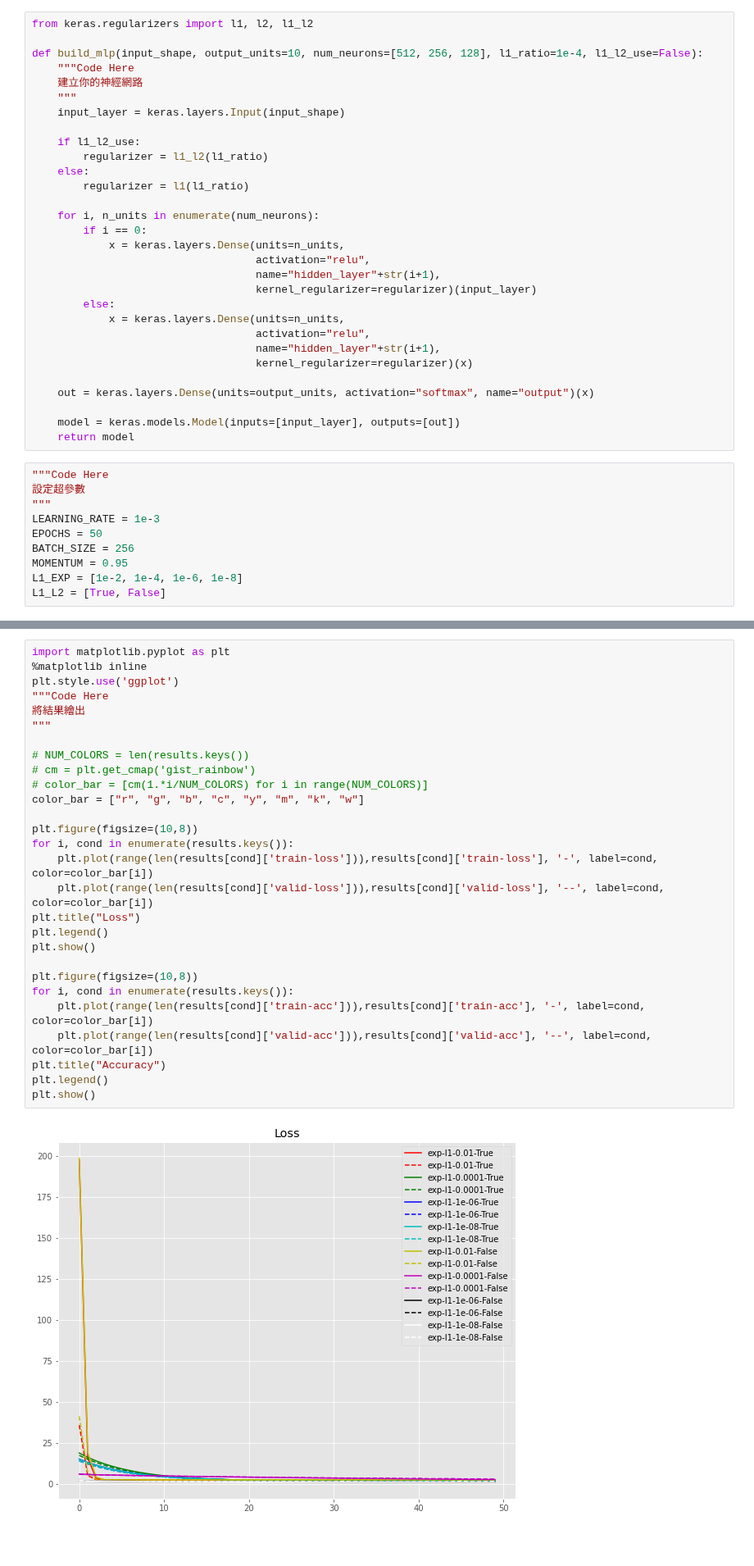
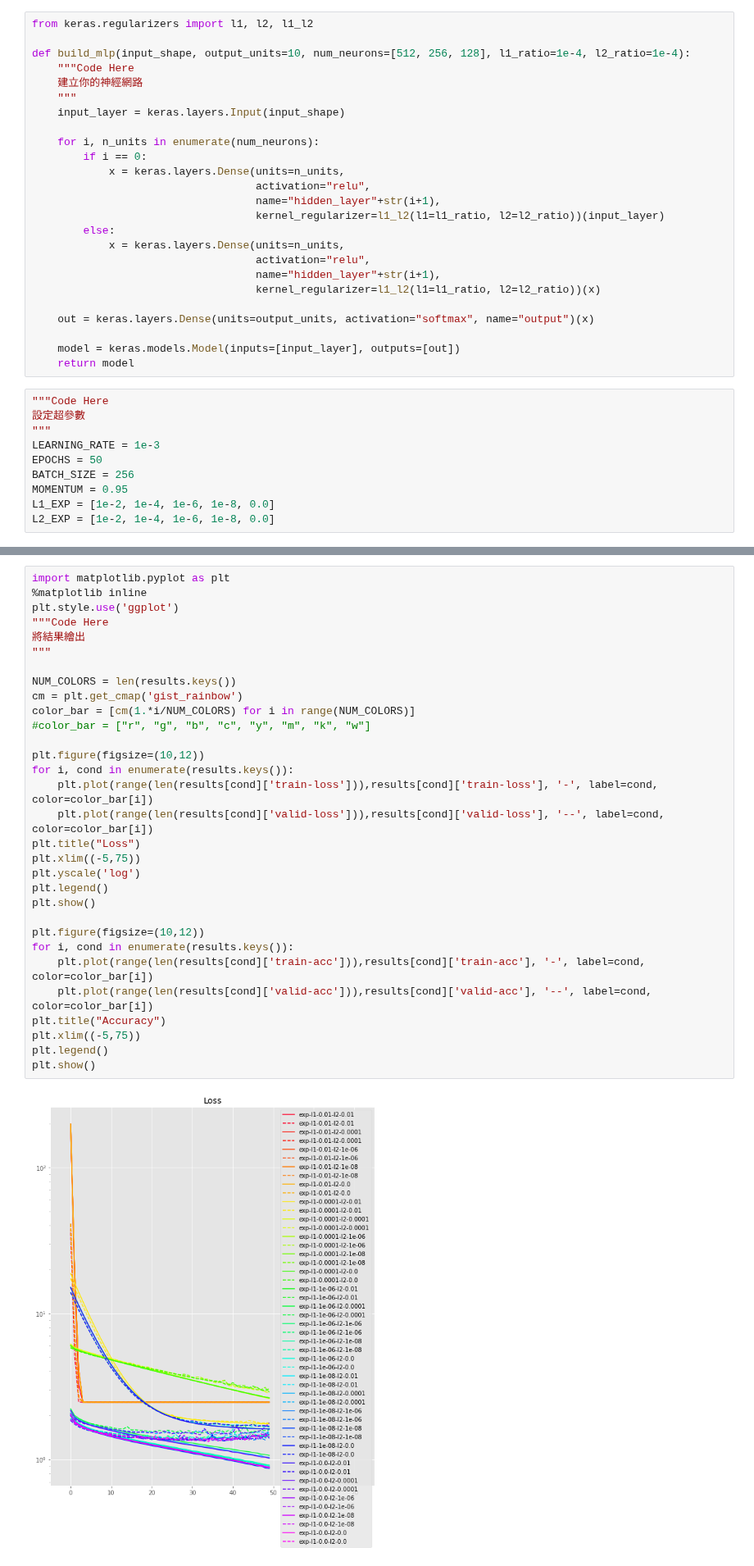
Before and after one commit to Halesu/4th-ML100Days, a Jupyter notebook: homework/Day_081_HW.ipynb, the cells around one changed output, grey strips where cells are left out. Shown at 82% size. Saved outputs shown, nothing was run; the diff lists cells and outputs as text; blank space fills up the shorter version.

```diff
--- a/homework/Day_081_HW.ipynb
+++ b/homework/Day_081_HW.ipynb
@@ -39,28 +40,23 @@ y_test = preproc_y(y_test)
 # %%
 from keras.regularizers import l1, l2, l1_l2
 
-def build_mlp(input_shape, output_units=10, num_neurons=[512, 256, 128], l1_ratio=1e-4, l1_l2_use=False):
+def build_mlp(input_shape, output_units=10, num_neurons=[512, 256, 128], l1_ratio=1e-4, l2_ratio=1e-4):
     """Code Here
     建立你的神經網路
     """
     input_layer = keras.layers.Input(input_shape)
-
-    if l1_l2_use:
-        regularizer = l1_l2(l1_ratio)
-    else:
-        regularizer = l1(l1_ratio)
 
     for i, n_units in enumerate(num_neurons):
         if i == 0:
             x = keras.layers.Dense(units=n_units,
                                    activation="relu",
                                    name="hidden_layer"+str(i+1),
-                                   kernel_regularizer=regularizer)(input_layer)
+                                   kernel_regularizer=l1_l2(l1=l1_ratio, l2=l2_ratio))(input_layer)
         else:
             x = keras.layers.Dense(units=n_units,
                                    activation="relu",
                                    name="hidden_layer"+str(i+1),
-                                   kernel_regularizer=regularizer)(x)
+                                   kernel_regularizer=l1_l2(l1=l1_ratio, l2=l2_ratio))(x)
 
     out = keras.layers.Dense(units=output_units, activation="softmax", name="output")(x)
 
@@ -74,8 +70,8 @@ LEARNING_RATE = 1e-3
 EPOCHS = 50
 BATCH_SIZE = 256
 MOMENTUM = 0.95
-L1_EXP = [1e-2, 1e-4, 1e-6, 1e-8]
-L1_L2 = [True, False]
+L1_EXP = [1e-2, 1e-4, 1e-6, 1e-8, 0.0]
+L2_EXP = [1e-2, 1e-4, 1e-6, 1e-8, 0.0]
 # %%
 results = {}
 """Code Here
@@ -128,30 +123,33 @@ Epoch 50/50
 # %%
 import matplotlib.pyplot as plt
 %matplotlib inline
 plt.style.use('ggplot')
 """Code Here
 將結果繪出
 """
 
-# NUM_COLORS = len(results.keys())
-# cm = plt.get_cmap('gist_rainbow')
-# color_bar = [cm(1.*i/NUM_COLORS) for i in range(NUM_COLORS)]
-color_bar = ["r", "g", "b", "c", "y", "m", "k", "w"]
+NUM_COLORS = len(results.keys())
+cm = plt.get_cmap('gist_rainbow')
+color_bar = [cm(1.*i/NUM_COLORS) for i in range(NUM_COLORS)]
+#color_bar = ["r", "g", "b", "c", "y", "m", "k", "w"]
 
-plt.figure(figsize=(10,8))
+plt.figure(figsize=(10,12))
 for i, cond in enumerate(results.keys()):
     plt.plot(range(len(results[cond]['train-loss'])),results[cond]['train-loss'], '-', label=cond, color=color_bar[i])
     plt.plot(range(len(results[cond]['valid-loss'])),results[cond]['valid-loss'], '--', label=cond, color=color_bar[i])
 plt.title("Loss")
+plt.xlim((-5,75))
+plt.yscale('log')
 plt.legend()
 plt.show()
 
-plt.figure(figsize=(10,8))
+plt.figure(figsize=(10,12))
 for i, cond in enumerate(results.keys()):
     plt.plot(range(len(results[cond]['train-acc'])),results[cond]['train-acc'], '-', label=cond, color=color_bar[i])
     plt.plot(range(len(results[cond]['valid-acc'])),results[cond]['valid-acc'], '--', label=cond, color=color_bar[i])
 plt.title("Accuracy")
+plt.xlim((-5,75))
 plt.legend()
 plt.show()
 # %% [output]
-[figure, old version]
+[figure, new version]
```
Also changed, not shown: parts of 3 cells of this notebook, 1 other file.
